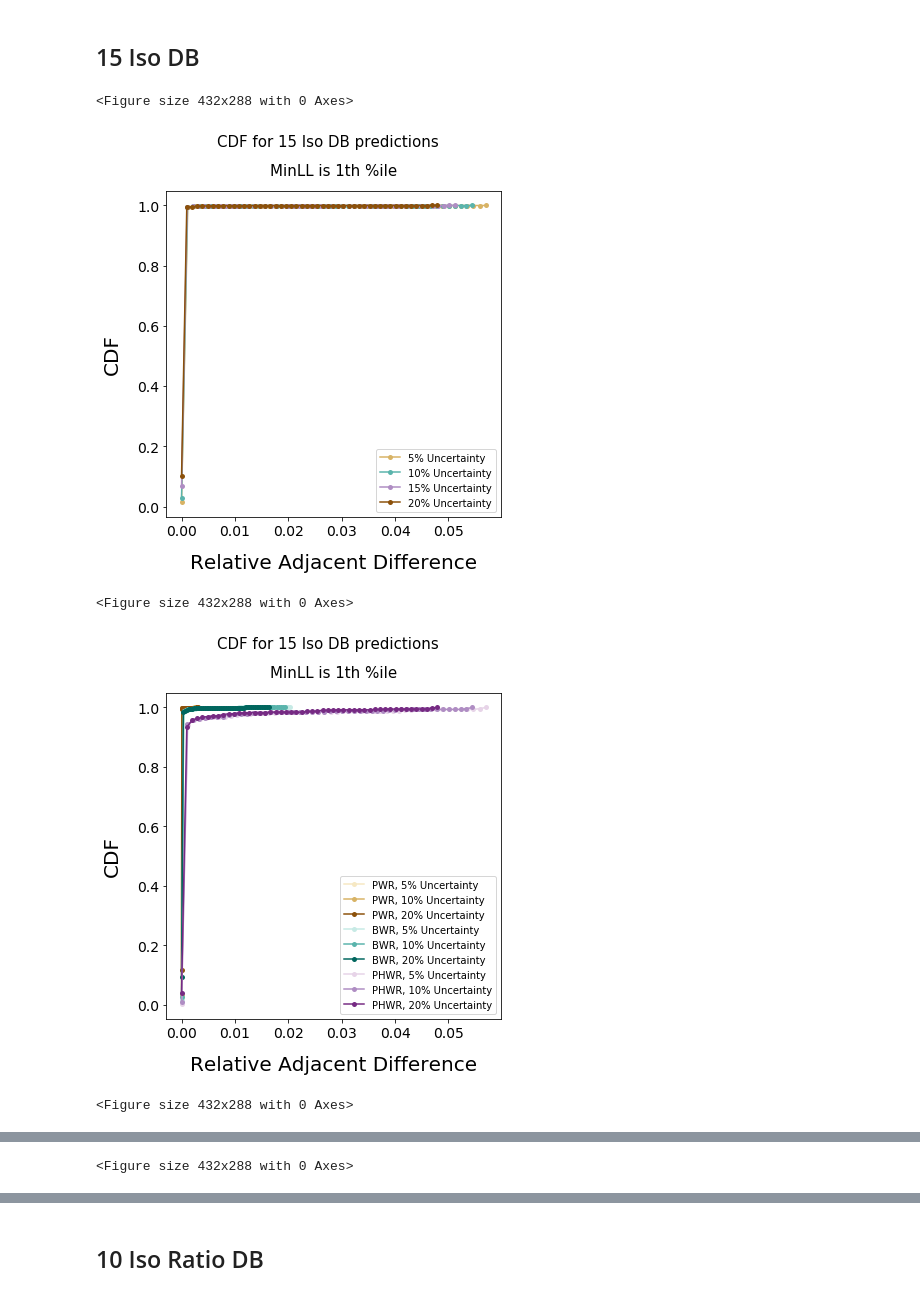
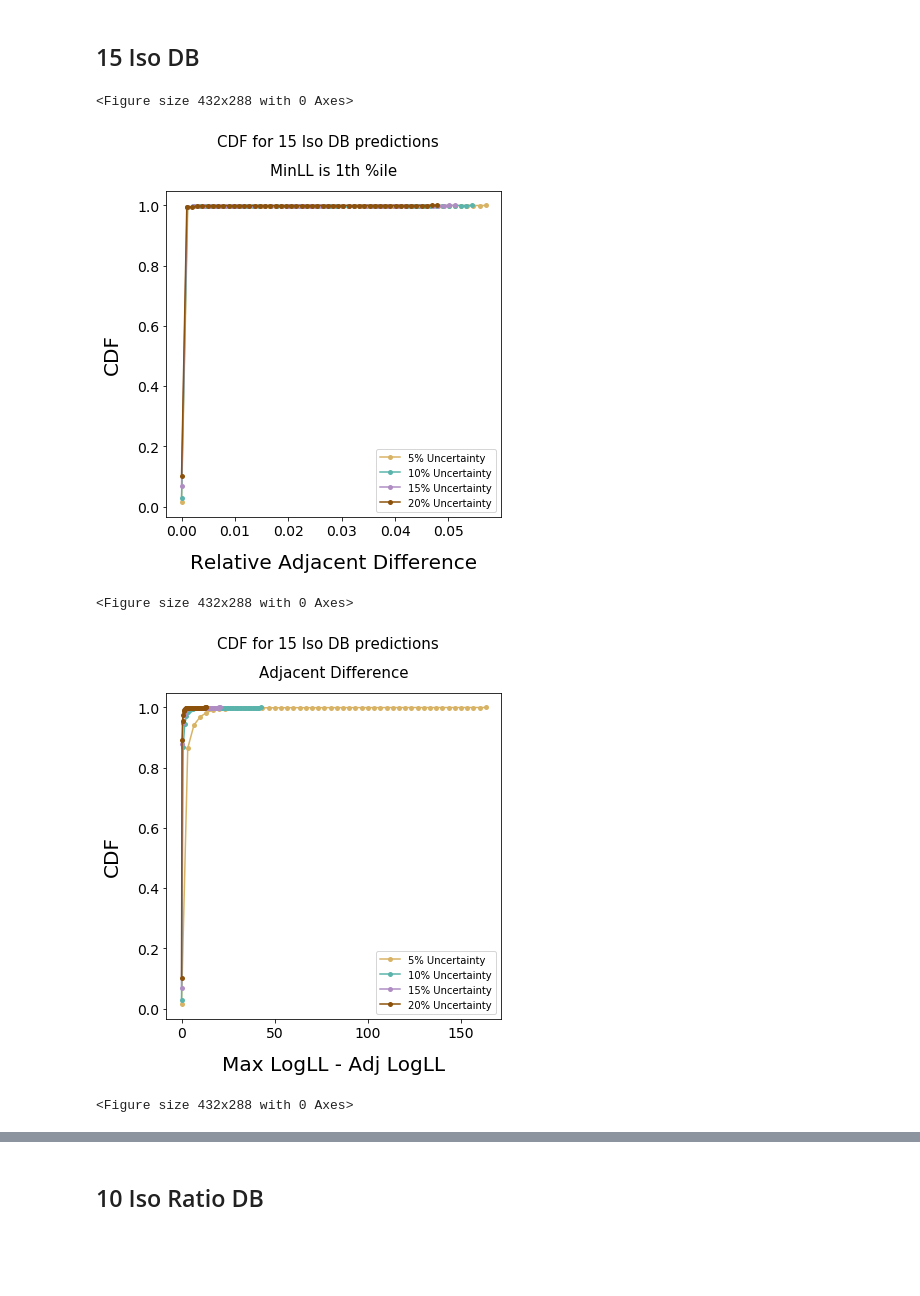
Before and after one commit to opotowsky/like-me-fuel, a Jupyter notebook: jupyter_notebooks/present_htc_mll_results.ipynb, the cells around one changed output, grey strips where cells are left out. Cells and saved outputs as stored; diff of their text form; code cells hidden in the pictures; blank space fills up the shorter version.

```diff
--- a/jupyter_notebooks/present_htc_mll_results.ipynb
+++ b/jupyter_notebooks/present_htc_mll_results.ipynb
@@ -73,7 +73,8 @@ def plot_db_cdfs(dfname, metric):
     metrictitle = {'RelAdjDiff_MinLL0.01': ['Relative Adjacent Difference', 'MinLL is 1th %ile'],
                    'RelAdjDiff_MinLL0.1': ['Relative Adjacent Difference', 'MinLL is 10th %ile'],
                    'Percent_Burnup_Error' : ['Relative Burnup Error', 'Burnup Error'],
-                   'MaxLogLL' : ['Max LL', 'Maximum Log Likelihood']}
+                   'MaxLogLL' : ['Max LL', 'Maximum Log Likelihood'],
+                   'AdjDiff': ['Max LogLL - Adj LogLL', 'Adjacent Difference']}
     dftitle = {'Tamu': '15 Iso DB', 'TamuRatio': '10 Ratio DB', 'Sfco' : 'SFCOMPO'}
 
     ax.set_xlabel(metrictitle[metric][0], fontsize=20, labelpad=15)
@@ -84,7 +85,7 @@ def plot_db_cdfs(dfname, metric):
     plt.suptitle(title_str, y=1.01, fontsize=15)
     plt.title(subtitle_str, fontsize=15, pad=15)
 
-    #ax.set_xlim(-1600, 100)
+    #x.set_xlim(-250, 40)
     plt.show()
 
     #fig.savefig('../plots/xxx_cdf_' + dfname + '.png', bbox_inches='tight', transparent=True)
@@ -146,14 +148,14 @@ def plot_rxtr_cdfs(dfname, metric):
 ## 15 Iso DB
 # %%
 plot_db_cdfs('Tamu', 'RelAdjDiff_MinLL0.01')
-plot_rxtr_cdfs('Tamu', 'RelAdjDiff_MinLL0.01')
+plot_db_cdfs('Tamu', 'AdjDiff')
+#plot_rxtr_cdfs('Tamu', 'RelAdjDiff_MinLL0.01')
 plot_db_cdfs('Tamu', 'MaxLogLL')
-plot_rxtr_cdfs('Tamu', 'MaxLogLL')
+#plot_rxtr_cdfs('Tamu', 'MaxLogLL')
 # %% [output]
 <Figure size 432x288 with 0 Axes>
 [figure]
 <Figure size 432x288 with 0 Axes>
-[figure, old version]
+[figure, new version]
 <Figure size 432x288 with 0 Axes>
 [figure]
-<Figure size 432x288 with 0 Axes>
```
Also changed, not shown: parts of 10 cells of this notebook, 1 other file.
